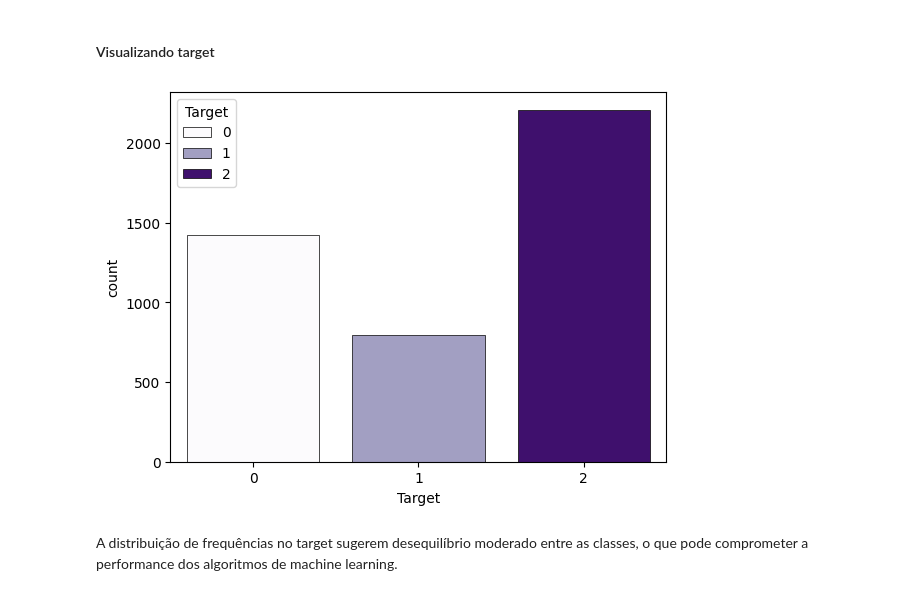
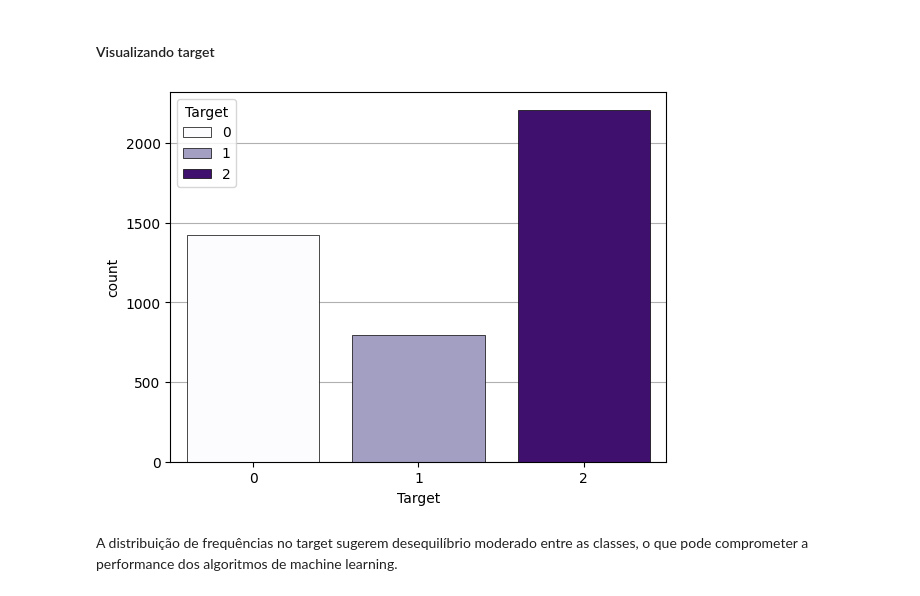
Before and after one commit to PurpleLobster31/ada-machinelearning2, a Jupyter notebook: notebooks/project.ipynb, the cells around one changed output. Cells and saved outputs as stored; diff of their text form; code cells hidden in the pictures.

```diff
--- a/notebooks/project.ipynb
+++ b/notebooks/project.ipynb
@@ -334,10 +336,13 @@ plt.show()
 # %% [markdown]
 #### Visualizando target
 # %%
-sns.countplot(data=df_final, x='Target', hue='Target', palette="Purples", linewidth=0.5, edgecolor='black')
+ax = sns.countplot(data=df_final, x='Target', hue='Target', palette="Purples", linewidth=0.5, edgecolor='black')
+ax.yaxis.grid(True)
+ax.set_axisbelow(True)
+
 plt.show()
 # %% [output]
-[figure, old version]
+[figure, new version]
 # %% [markdown]
 A distribuição de frequências no target sugerem desequilíbrio moderado entre as classes, o que pode comprometer a performance dos algoritmos de machine learning.
 # %% [markdown]
```
Also changed, not shown: parts of 27 cells of this notebook.
